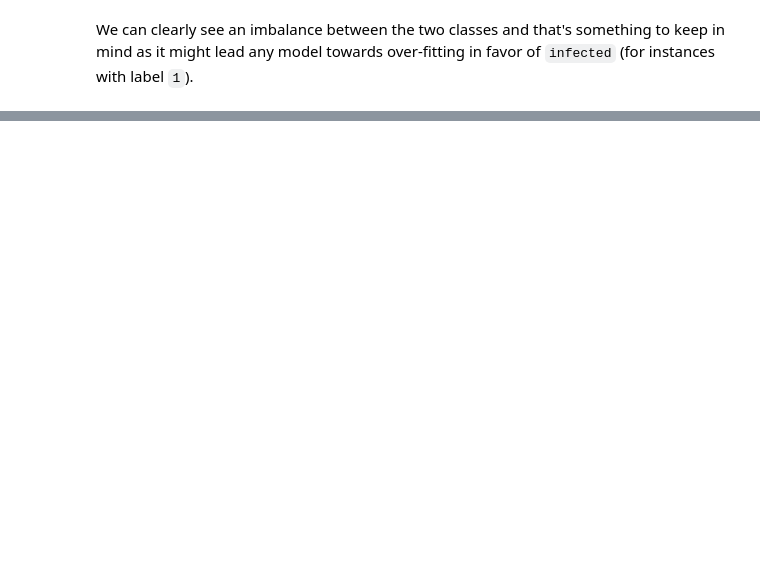
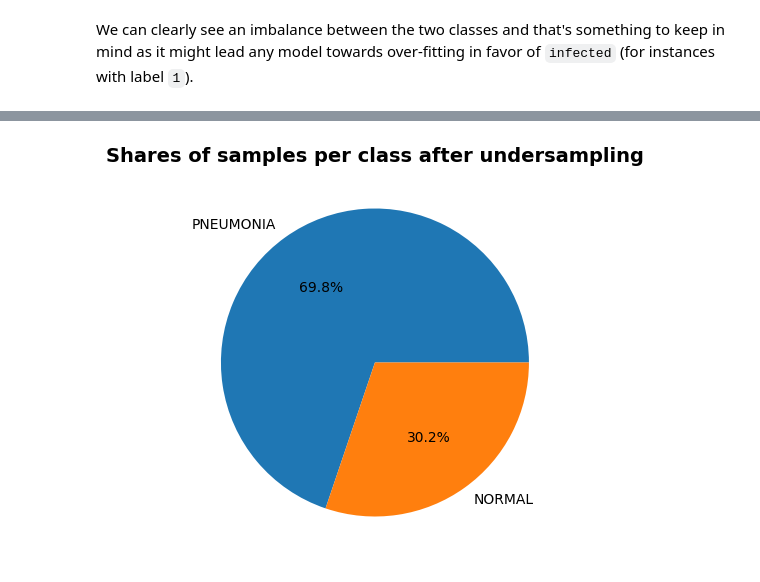
Before and after one commit to Az-r-ow/zoidberg, a Jupyter notebook: main.ipynb, the cells around one changed output, grey strips where cells are left out. Drawn from its saved outputs; the diff is of its cells as text; code cells hidden in the pictures; blank space fills up the shorter version.

```diff
--- a/main.ipynb
+++ b/main.ipynb
@@ -65,0 +107,40 @@ As we saw earlier in the pie chart, we have
+# %%
+import pandas as pd
+
+def undersample(df, true_label, frac):
+  """
+  Undersamples a DataFrame by reducing the number of samples for a specific class.
+
+  Parameters:
+  -----------
+  df : pandas DataFrame
+      The DataFrame containing the dataset to be undersampled.
+
+  true_label : str
+      The true label of the class for which to perform undersampling.
+
+  rate : float or int
+      The desired ratio of samples to retain for the specified class after undersampling.
+      If float, it represents the fraction of samples to retain (0.0 to 1.0).
+      If int, it represents the absolute number of samples to retain.
+
+  Returns:
+  --------
+  pandas DataFrame
+      The undersampled DataFrame with reduced number of samples for the specified class.
+
+  Example:
+  --------
+  undersampled_df = undersample(df, 'class', 0.5)
+  """
+  undersampled_df = pd.concat([
+    df[df["true_label"] != true_label],
+    df[df["true_label"] == true_label].sample(frac=frac)
+  ])
+  return undersampled_df
+
+balanced_train_data = undersample(train_data, "PNEUMONIA", 0.8) # Retaining 80% of the samples
+
+plot_value_counts(balanced_train_data, 'true_label', "Shares of samples per class after undersampling")
+# %% [output]
+[figure, added]
```
Also changed, not shown: parts of 20 cells of this notebook, 1 other file.
